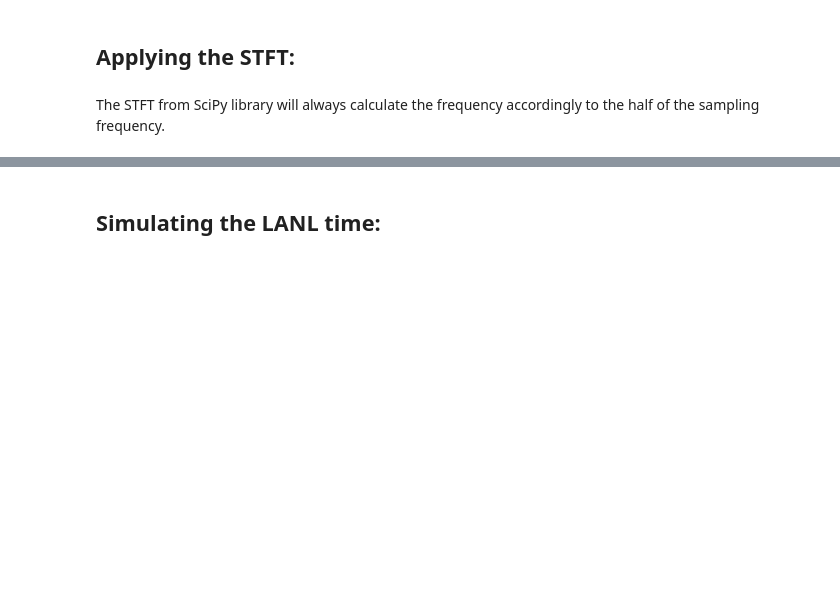
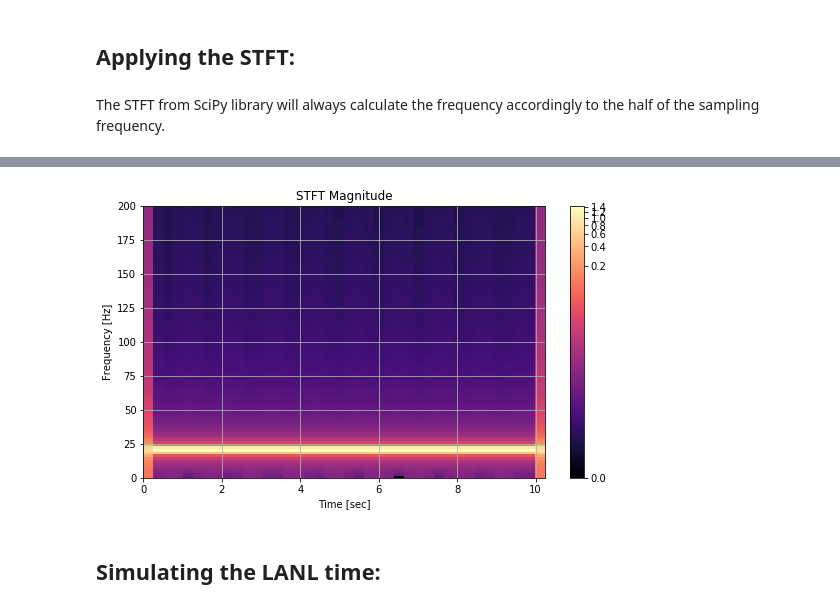
Before and after one commit to tbnsilveira/STFT_analysis, a Jupyter notebook: STFT_sinusoidal_signal.ipynb, the cells around one changed output, grey strips where cells are left out. Saved outputs shown, nothing was run; the diff lists cells and outputs as text; code cells hidden in the pictures; blank space fills up the shorter version.

```diff
--- a/STFT_sinusoidal_signal.ipynb
+++ b/STFT_sinusoidal_signal.ipynb
@@ -132,3 +169,7 @@ calcSTFT(testSignal, 1e3, nperseg=512, ylim_max=200)
+# %%
+calcSTFT_norm(testSignal, 1e3, nperseg=512, ylim_max=200)
+# %% [output]
+[figure, added]
 # %% [markdown]
 ## Simulating the LANL time:
 # %%
```
Also changed, not shown: parts of 27 cells of this notebook, 1 other file.
